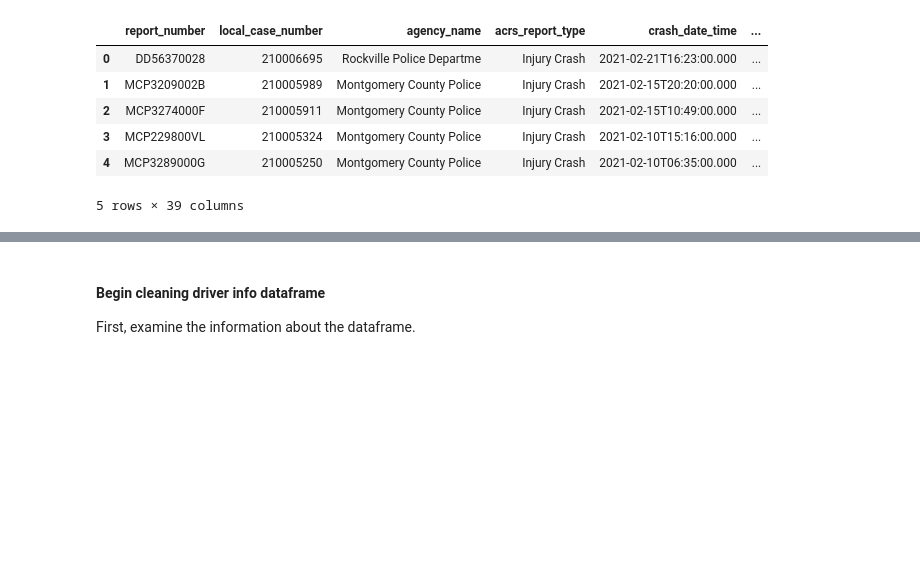
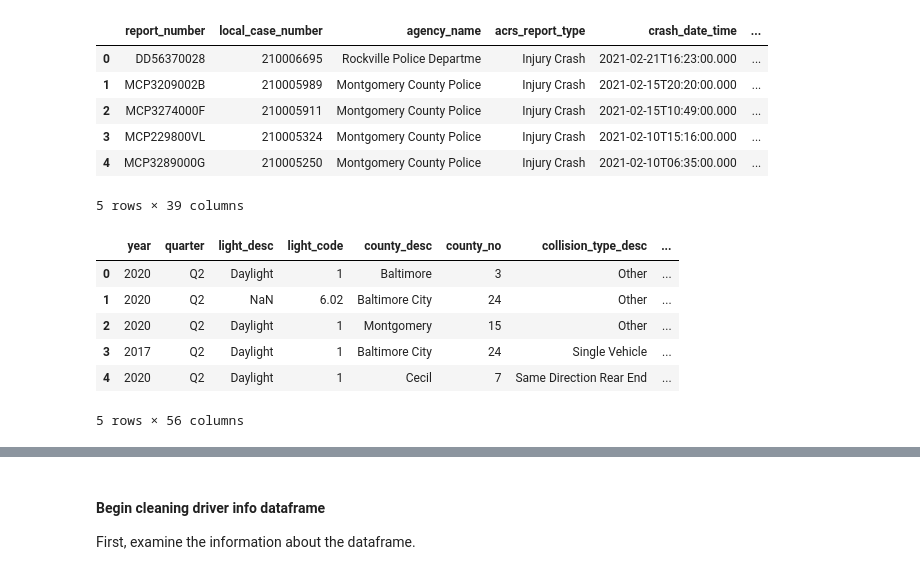
Before and after one commit to MEGlantz/Data205, a Jupyter notebook: visionzerodata.ipynb, the cells around one changed output, grey strips where cells are left out. Saved outputs shown, nothing was run; the diff lists cells and outputs as text; code cells hidden in the pictures; blank space fills up the shorter version.

Commit message:
more datacleaning on montgomery county sets

```diff
--- a/visionzerodata.ipynb
+++ b/visionzerodata.ipynb
@@ -45,3 +45,14 @@ nonmotoristdf.head()
 | 3 | MCP229800VL | 210005324 | Montgomery County Police | Injury Crash | 2021-02-10T15:16:00.000 | ... |
 | 4 | MCP3289000G | 210005250 | Montgomery County Police | Injury Crash | 2021-02-10T06:35:00.000 | ... |
 5 rows × 39 columns
+# %%
+marylanddf = pd.DataFrame(requests.get('https://opendata.maryland.gov/resource/65du-s3qu.json').json())
+marylanddf.head()
+# %% [output]
+|  | year | quarter | light_desc | light_code | county_desc | county_no | collision_type_desc | ... |
+| 0 | 2020 | Q2 | Daylight | 1 | Baltimore | 3 | Other | ... |
+| 1 | 2020 | Q2 | NaN | 6.02 | Baltimore City | 24 | Other | ... |
+| 2 | 2020 | Q2 | Daylight | 1 | Montgomery | 15 | Other | ... |
+| 3 | 2017 | Q2 | Daylight | 1 | Baltimore City | 24 | Single Vehicle | ... |
+| 4 | 2020 | Q2 | Daylight | 1 | Cecil | 7 | Same Direction Rear End | ... |
+5 rows × 56 columns
```
Also changed, not shown: parts of 48 cells of this notebook.
